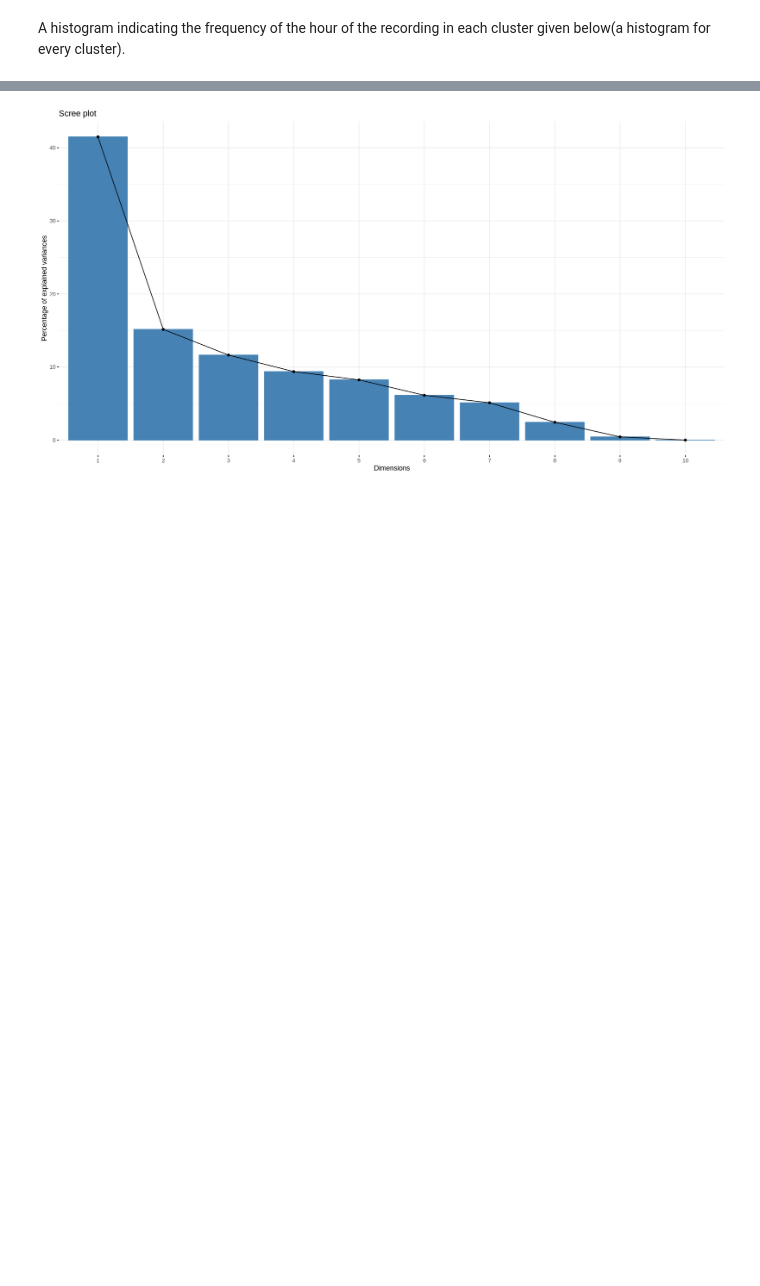
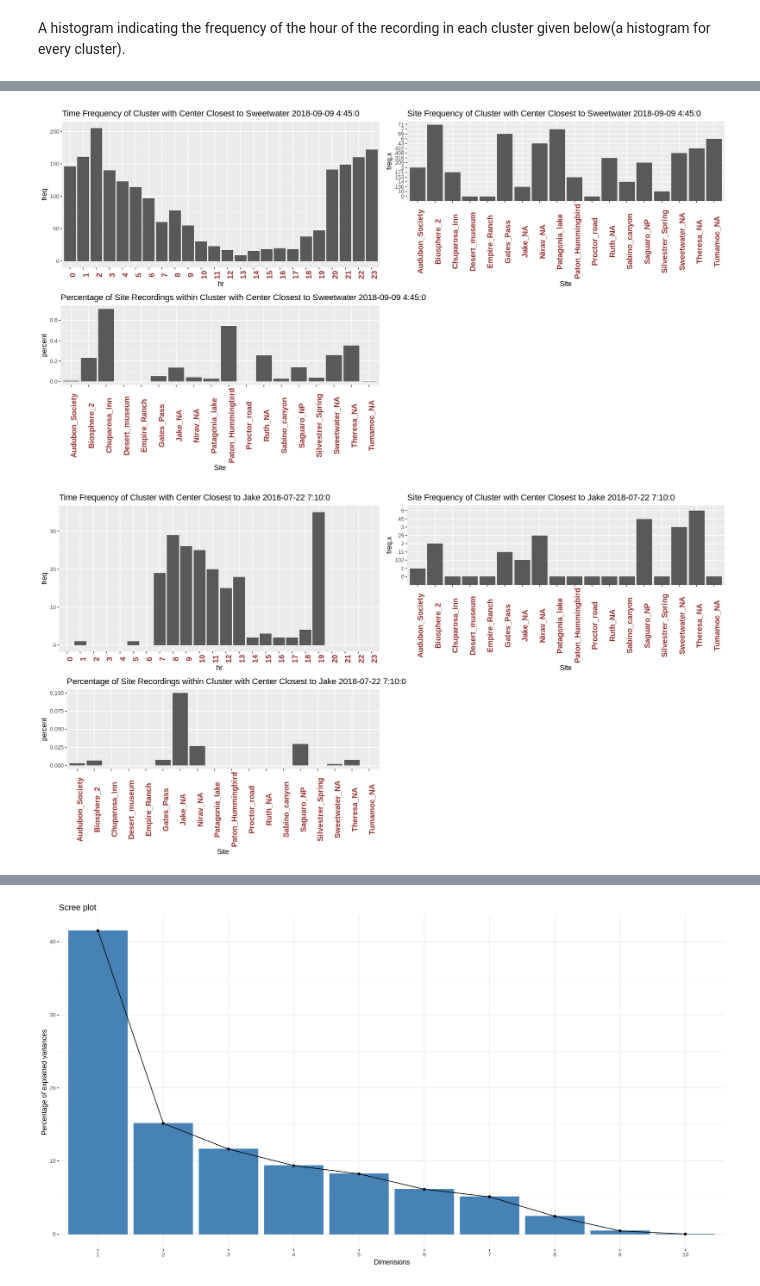
Before and after one commit to UMI-iGlobes/soundscapes, a Jupyter notebook: Jupyter/Data_Statistics_and_Evaluation.ipynb, the cells around one changed output, grey strips where cells are left out. Cells and saved outputs as stored; diff of their text form; code cells hidden in the pictures; blank space fills up the shorter version.

```diff
--- a/Jupyter/Data_Statistics_and_Evaluation.ipynb
+++ b/Jupyter/Data_Statistics_and_Evaluation.ipynb
@@ -183,14 +179,3 @@ A matrix: 10 × 10 of type dbl
 [figure]
 # %% [markdown]
 A histogram indicating the frequency of the hour of the recording in each cluster given below(a histogram for every cluster).
-# %%
-splitter <- function(x) {return(strsplit(x,":")[[1]][1])}
-for (i in 1:NUM_CLUSTERS){
-    cluster <- subset(index_data, fit.cluster==as.character(i))
-    cluster$hr <- sapply(as.character(cluster$Time....character..),splitter)
-    to_plot <- cluster %>%
-                count(vars = c("hr")) %>%
-                arrange(hr) %>%
-                mutate(hr=factor(hr, levels=c(1,2,3,4,5,6,7,8,9,10,11,12,13,14,15,16,17,18,19,20,21,22,23,24)))
-    print(ggplot(to_plot) + geom_bar(aes(x = hr, y = freq), stat="identity"))
-}
@@ -210,9 +181,0 @@ A histogram indicating the frequency of the hour of the recording in each cluste
-# %%
-splitter <- function(x) {return(strsplit(x,":")[[1]][1])}
-for (i in 1:NUM_CLUSTERS){
-    cluster <- subset(index_data, fit.cluster==as.character(i))
-    to_plot <- cluster %>%
-                count(vars = c("Site")) %>%
-                arrange(freq)
-    print(ggplot(to_plot) + geom_bar(aes(x = Site, y = freq), stat="identity"))
-}
@@ -229,0 +182,60 @@ for (i in 1:NUM_CLUSTERS){
+# %%
+splitter <- function(x) {return(strsplit(x,":")[[1]][1])}
+sites<-unique(index_data$Site)
+times<-c(0,1,2,3,4,5,6,7,8,9,10,11,12,13,14,15,16,17,18,19,20,21,22,23)
+total_site_counts <- index_data %>%
+             count(vars = c("Site"))
+'%notin%' <- Negate(`%in%`)
+for (i in 1:NUM_CLUSTERS){
+    cluster <- subset(index_data, fit.cluster==as.character(i))
+    cluster$hr <- sapply(as.character(cluster$Time....character..),splitter)
+    time_counts <- cluster %>%
+                count(vars = c("hr"))
+    for (time in times){
+        if (time %notin% unique(time_counts$hr)){
+            time_counts<-rbind(time_counts,c(time,0))
+        }
+    }
+
+    time_counts = mutate(time_counts,hr=factor(hr, levels=times))
+    site_counts <- cluster %>%
+                count(vars = c("Site"))
+    for (site in sites){
+        if (site %notin% unique(site_counts$Site)){
+            site_counts<-rbind(site_counts,c(site,0))
+        }
+    }
+    site_counts <- merge(site_counts,total_site_counts,by="Site")
+    #site_counts <- site_counts %>% mutate(percent=site_counts[freq.x/freq.y)
+
+    site_counts <- transform(site_counts, percent = as.numeric(freq.x) / as.numeric(freq.y))
+    cluster <- mutate(cluster,dist=sqrt((cluster[,4] - fit$centers[i,1])^2 +
+                                            (cluster[,5] - fit$centers[i,2])^2 +
+                                            (cluster[,6] - fit$centers[i,3])^2 +
+                                            (cluster[,7] - fit$centers[i,4])^2 +
+                                            (cluster[,8] - fit$centers[i,5])^2 +
+                                            (cluster[,9] - fit$centers[i,6])^2 +
+                                            (cluster[,10] - fit$centers[i,7])^2 +
+                                            (cluster[,11] - fit$centers[i,8])^2 +
+                                            (cluster[,12] - fit$centers[i,9])^2 +
+                                            (cluster[,13] - fit$centers[i,10])^2 ))
+    closest <- cluster[which.min(cluster$dist), ]
+    if (strsplit(as.character(closest$Site[1]),"_")[[1]][2]=="NA") {
+        site <- strsplit(as.character(closest$Site[1]),"_")[[1]][1]
+    }
+    else {
+        site <-as.character(closest$Site[1])
+    }
+    date <- as.character(closest$Date....as.Date.character....format.....Y..m..d..[1])
+    time <- as.character(closest$Time....character..[1])
+    time_plot<-ggplot(time_counts) + geom_bar(aes(x = hr, y = freq), stat="identity") + ggtitle(paste("Time Frequency of Cluster with Center Closest to",site,date,time))+theme(axis.text.x = element_text(face = "bold", color = "#993333",
+                           size = 12, angle = 90))
+    site_plot<-ggplot(site_counts) + geom_bar(aes(x = Site, y = freq.x), stat="identity") + ggtitle(paste("Site Frequency of Cluster with Center Closest to",site,date,time))+theme(axis.text.x = element_text(face = "bold", color = "#993333",
+                           size = 12, angle = 90))
+    percent_plot<-ggplot(site_counts) + geom_bar(aes(x = Site, y = percent), stat="identity") + ggtitle(paste("Percentage of Site Recordings within Cluster with Center Closest to",site,date,time))+theme(axis.text.x = element_text(face = "bold", color = "#993333",
+                           size = 12, angle = 90))
+    print(plot_grid(time_plot, site_plot,percent_plot))
+}
+# %% [output]
+[figure, added]
+[figure, added]
```
Also changed, not shown: parts of 8 cells of this notebook.
